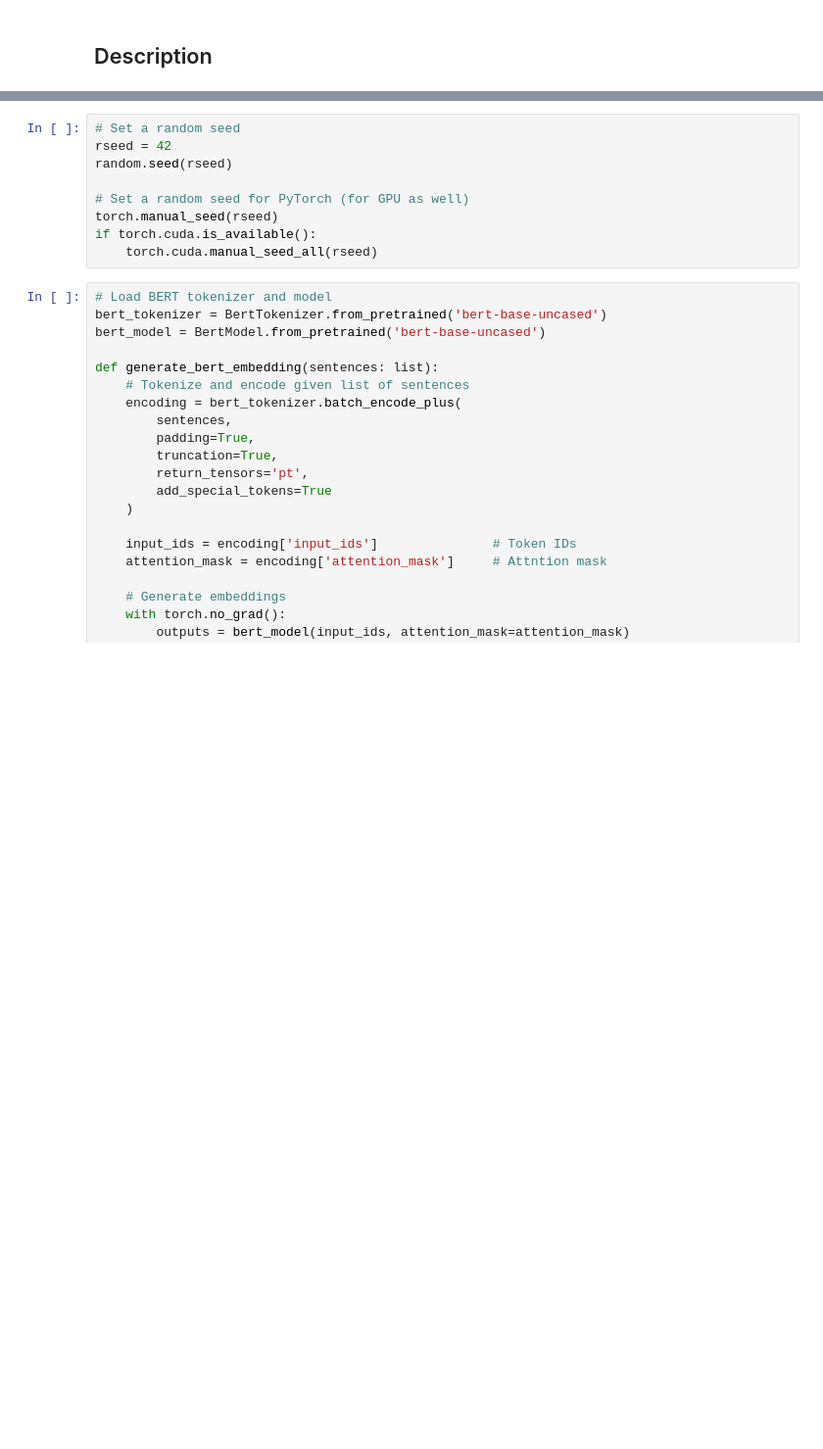
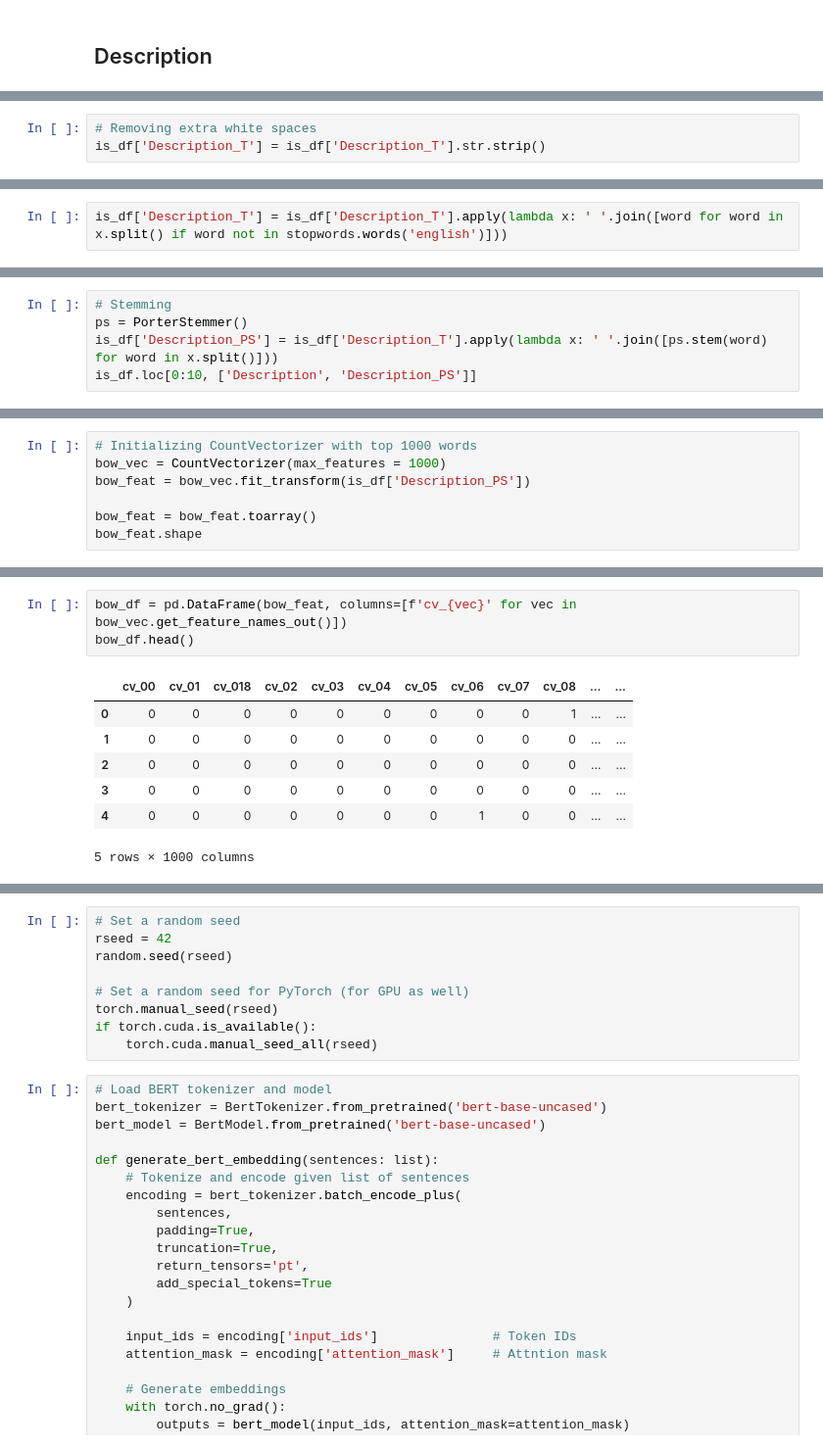
Before and after one commit to suhail-chand/industrial-accident-severity-assessment, a Jupyter notebook: notebooks/preprocessing.ipynb, the cells around one changed output, grey strips where cells are left out. Shown at 98% size. Cells and saved outputs as stored; diff of their text form; blank space fills up the shorter version.

```diff
--- a/notebooks/preprocessing.ipynb
+++ b/notebooks/preprocessing.ipynb
@@ -209,0 +261,3 @@ memory usage: 88.2+ KB
+# %%
+# Removing extra white spaces
+is_df['Description_T'] = is_df['Description_T'].str.strip()
@@ -209,0 +268,2 @@ memory usage: 88.2+ KB
+# %%
+is_df['Description_T'] = is_df['Description_T'].apply(lambda x: ' '.join([word for word in x.split() if word not in stopwords.words('english')]))
@@ -209,0 +285,5 @@ memory usage: 88.2+ KB
+# %%
+# Stemming
+ps = PorterStemmer()
+is_df['Description_PS'] = is_df['Description_T'].apply(lambda x: ' '.join([ps.stem(word) for word in x.split()]))
+is_df.loc[0:10, ['Description', 'Description_PS']]
@@ -209,0 +305,7 @@ memory usage: 88.2+ KB
+# %%
+# Initializing CountVectorizer with top 1000 words
+bow_vec = CountVectorizer(max_features = 1000)
+bow_feat = bow_vec.fit_transform(is_df['Description_PS'])
+
+bow_feat = bow_feat.toarray()
+bow_feat.shape
@@ -209,0 +335,11 @@ memory usage: 88.2+ KB
+# %%
+bow_df = pd.DataFrame(bow_feat, columns=[f'cv_{vec}' for vec in bow_vec.get_feature_names_out()])
+bow_df.head()
+# %% [output]
+|  | cv_00 | cv_01 | cv_018 | cv_02 | cv_03 | cv_04 | cv_05 | cv_06 | cv_07 | cv_08 | ... | ... |
+| 0 | 0 | 0 | 0 | 0 | 0 | 0 | 0 | 0 | 0 | 1 | ... | ... |
+| 1 | 0 | 0 | 0 | 0 | 0 | 0 | 0 | 0 | 0 | 0 | ... | ... |
+| 2 | 0 | 0 | 0 | 0 | 0 | 0 | 0 | 0 | 0 | 0 | ... | ... |
+| 3 | 0 | 0 | 0 | 0 | 0 | 0 | 0 | 0 | 0 | 0 | ... | ... |
+| 4 | 0 | 0 | 0 | 0 | 0 | 0 | 0 | 1 | 0 | 0 | ... | ... |
+5 rows × 1000 columns
```
Also changed, not shown: parts of 27 cells of this notebook, 3 other files.
